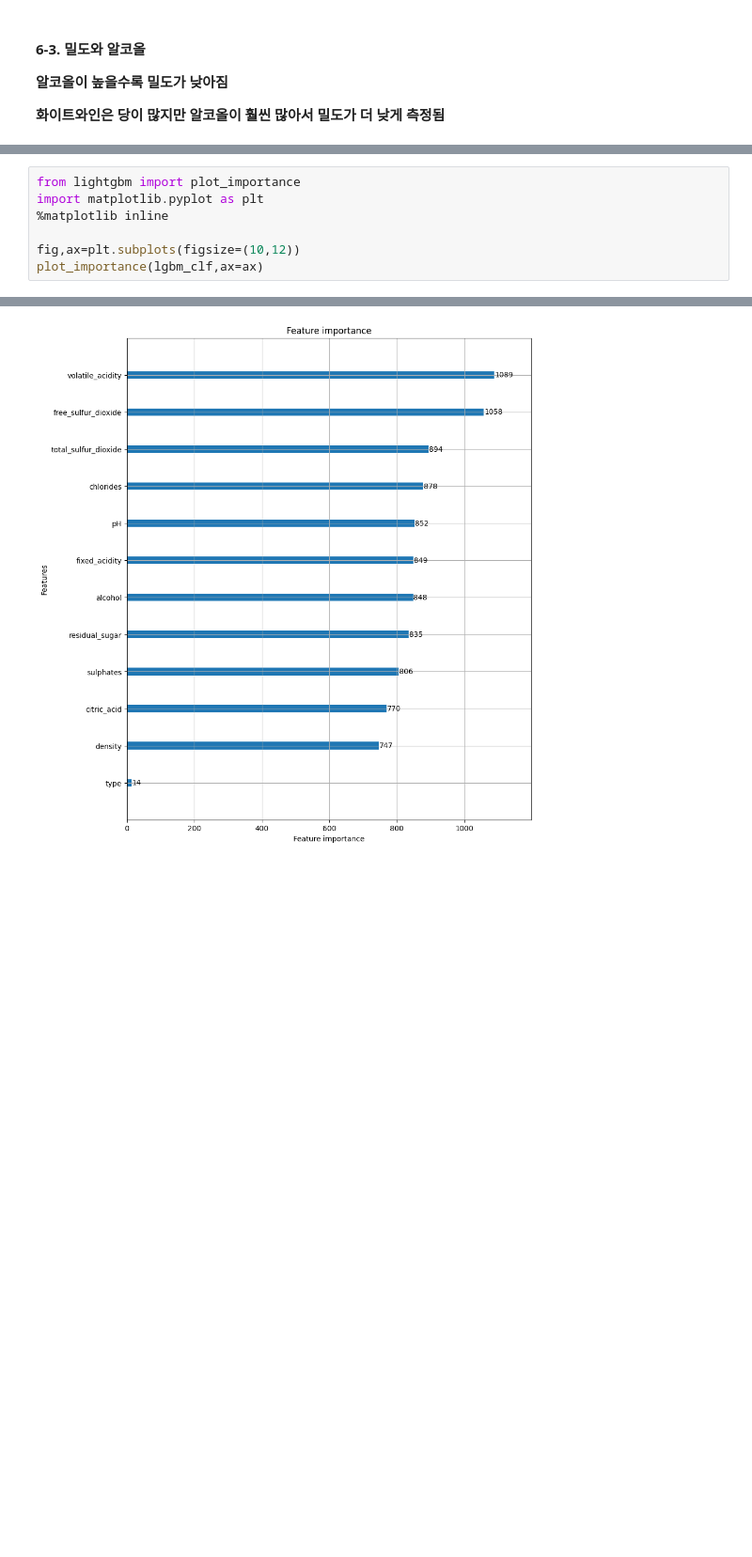
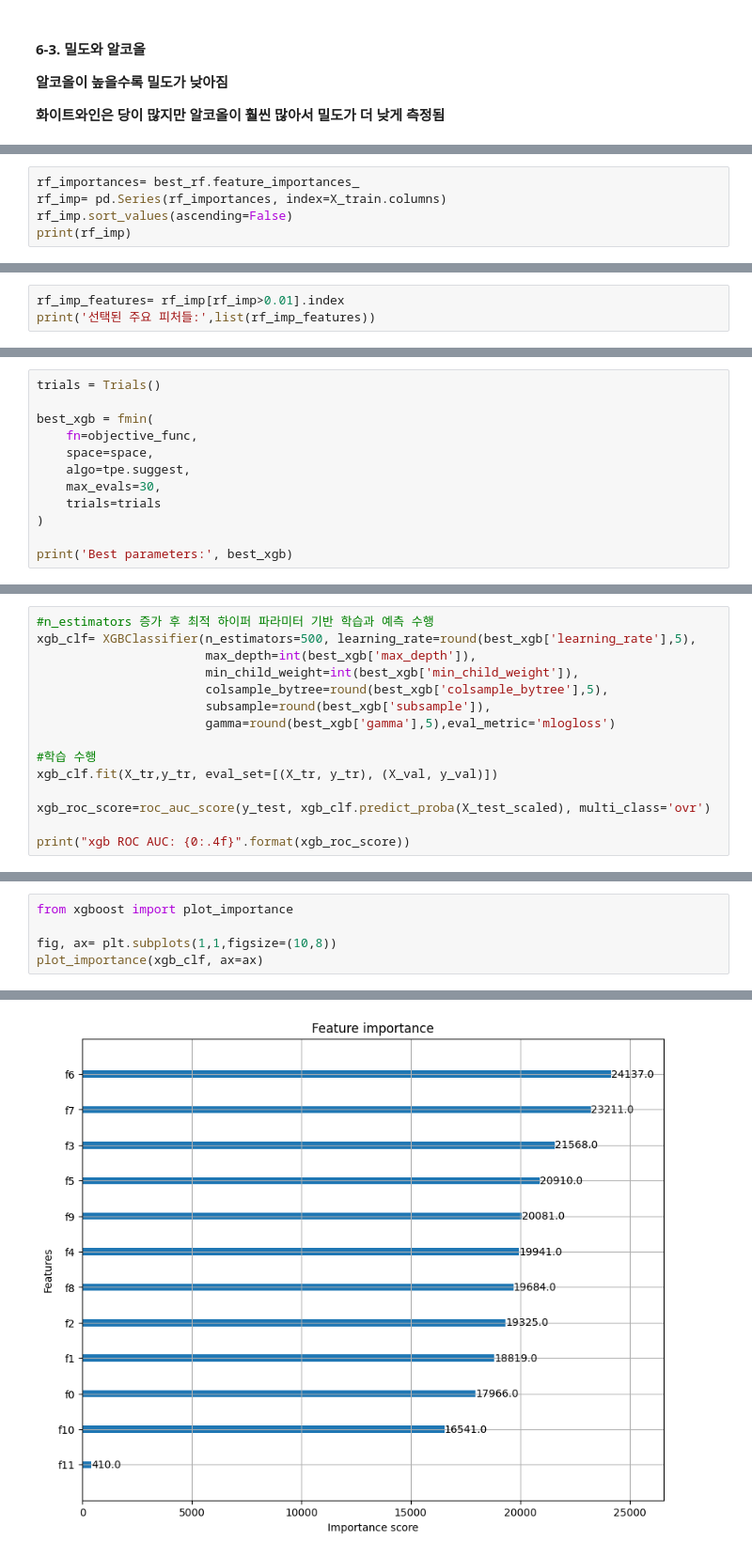
Before and after one commit to guupiii/ESAA, a Jupyter notebook: ESAA_YB3_미니프로젝트2.ipynb, the cells around one changed output, grey strips where cells are left out. Shown at 94% size. Drawn from its saved outputs; the diff is of its cells as text; blank space fills up the shorter version.

```diff
--- a/ESAA_YB3_미니프로젝트2.ipynb
+++ b/ESAA_YB3_미니프로젝트2.ipynb
@@ -543,0 +733,5 @@ pred_proba=lgbm_clf.predict_proba(X_test)
+# %%
+rf_importances= best_rf.feature_importances_
+rf_imp= pd.Series(rf_importances, index=X_train.columns)
+rf_imp.sort_values(ascending=False)
+print(rf_imp)
@@ -543,0 +752,3 @@ pred_proba=lgbm_clf.predict_proba(X_test)
+# %%
+rf_imp_features= rf_imp[rf_imp>0.01].index
+print('선택된 주요 피처들:',list(rf_imp_features))
@@ -543,0 +898,12 @@ pred_proba=lgbm_clf.predict_proba(X_test)
+# %%
+trials = Trials()
+
+best_xgb = fmin(
+    fn=objective_func,
+    space=space,
+    algo=tpe.suggest,
+    max_evals=30,
+    trials=trials
+)
+
+print('Best parameters:', best_xgb)
@@ -543,0 +912,15 @@ pred_proba=lgbm_clf.predict_proba(X_test)
+# %%
+#n_estimators 증가 후 최적 하이퍼 파라미터 기반 학습과 예측 수행
+xgb_clf= XGBClassifier(n_estimators=500, learning_rate=round(best_xgb['learning_rate'],5),
+                       max_depth=int(best_xgb['max_depth']),
+                       min_child_weight=int(best_xgb['min_child_weight']),
+                       colsample_bytree=round(best_xgb['colsample_bytree'],5),
+                       subsample=round(best_xgb['subsample']),
+                       gamma=round(best_xgb['gamma'],5),eval_metric='mlogloss')
+
+#학습 수행
+xgb_clf.fit(X_tr,y_tr, eval_set=[(X_tr, y_tr), (X_val, y_val)])
+
+xgb_roc_score=roc_auc_score(y_test, xgb_clf.predict_proba(X_test_scaled), multi_class='ovr')
+
+print("xgb ROC AUC: {0:.4f}".format(xgb_roc_score))
@@ -544,8 +945,6 @@ pred_proba=lgbm_clf.predict_proba(X_test)
 # %%
-from lightgbm import plot_importance
-import matplotlib.pyplot as plt
-%matplotlib inline
+from xgboost import plot_importance
 
-fig,ax=plt.subplots(figsize=(10,12))
-plot_importance(lgbm_clf,ax=ax)
+fig, ax= plt.subplots(1,1,figsize=(10,8))
+plot_importance(xgb_clf, ax=ax)
 # %% [output]
@@ -553 +952 @@ plot_importance(lgbm_clf,ax=ax)
-[figure, old version]
+[figure, new version]
```
Also changed, not shown: parts of 40 cells of this notebook.
